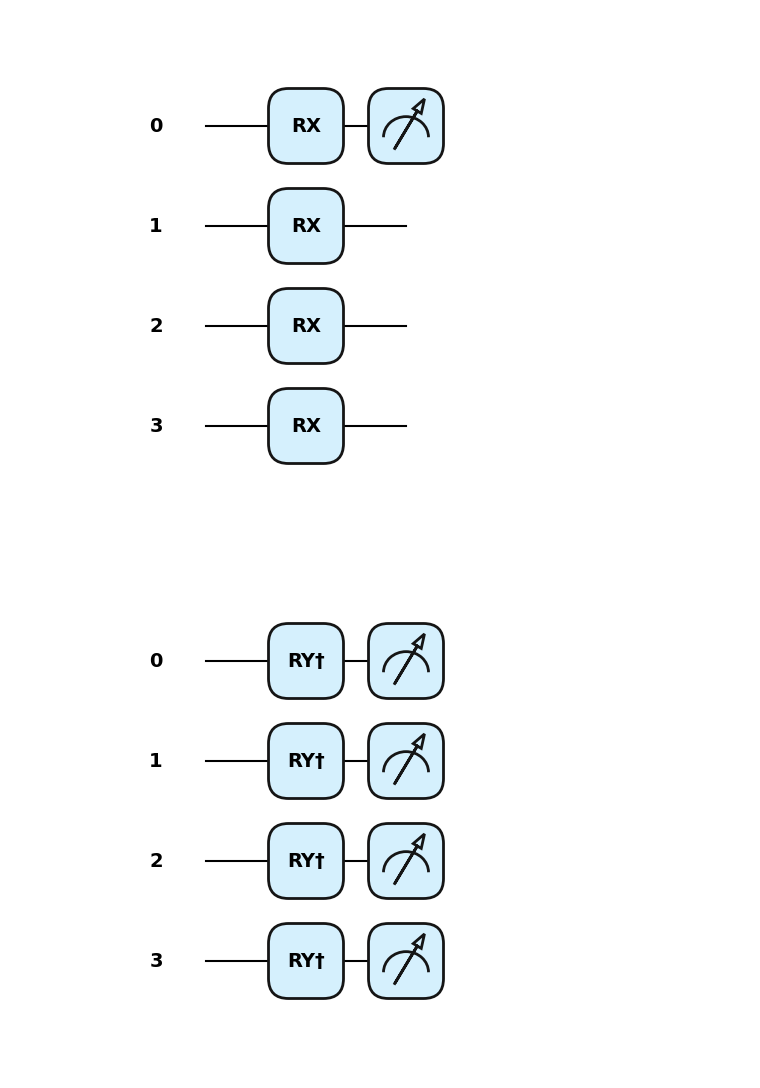
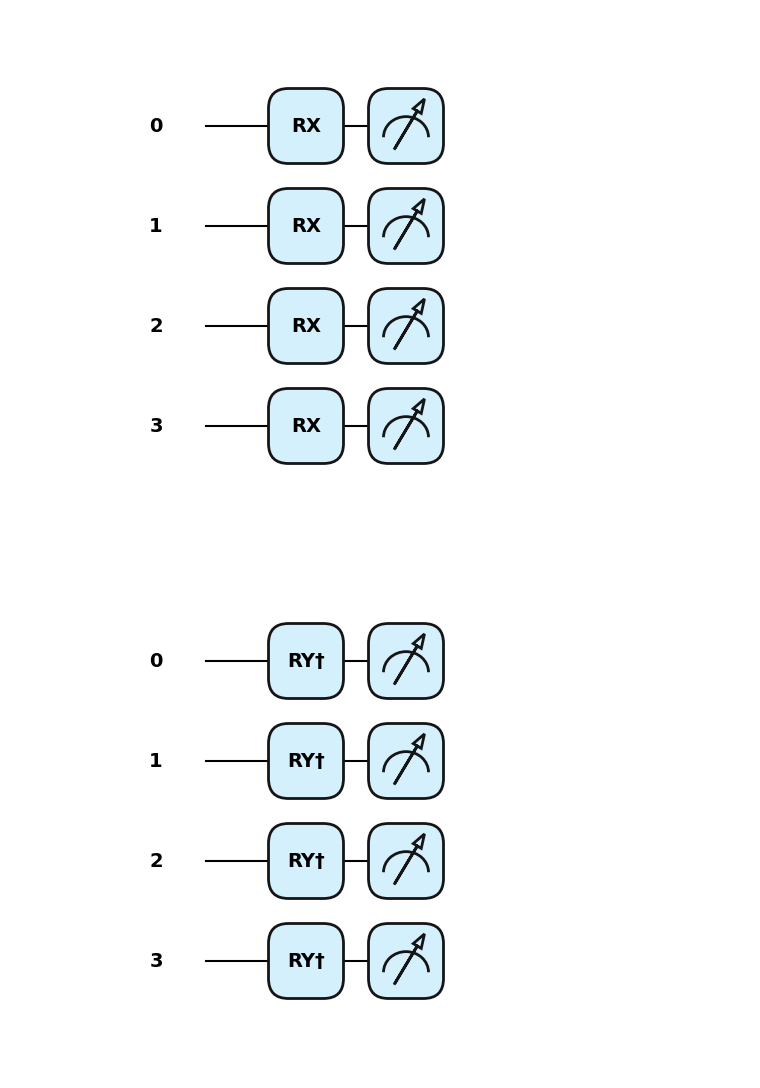
Before and after one commit to gddeazevedo/rgpe, a Jupyter notebook: notebooks/circuit.ipynb, the cells around one changed output. Drawn from its saved outputs; the diff is of its cells as text; code cells hidden in the pictures.

```diff
--- a/notebooks/circuit.ipynb
+++ b/notebooks/circuit.ipynb
@@ -71,33 +78,33 @@ plt.show()
 # %%
 import numpy as np
 import pennylane as qml
 import matplotlib.pyplot as plt
 
 n_qubits = 4
 np.random.seed(42)
 x_example = np.random.uniform(0, np.pi, n_qubits)
 
 dev = qml.device("default.qubit", wires=n_qubits)
 
 @qml.qnode(dev)
 def angle_circuit():
     qml.AngleEmbedding(x_example, wires=range(n_qubits), rotation="X")
-    return qml.expval(qml.PauliZ(0))
+    return qml.expval(qml.Projector([0] * n_qubits, wires=range(n_qubits)))
 
 fig, ax = qml.draw_mpl(
     angle_circuit,
     style="pennylane",
     wire_order=list(range(n_qubits)),
     show_all_wires=True,
     level="device",  # <-- expande em RX individuais
 )()
 
 fig.set_size_inches(4, 5)
 plt.tight_layout()
 plt.savefig("angle_embedding.png", dpi=160, bbox_inches='tight')
 plt.show()
 # %% [output]
-[figure, old version]
+[figure, new version]
 # %%
 import numpy as np
 import pennylane as qml
```
Also changed, not shown: parts of 3 cells of this notebook, 5 other files.
